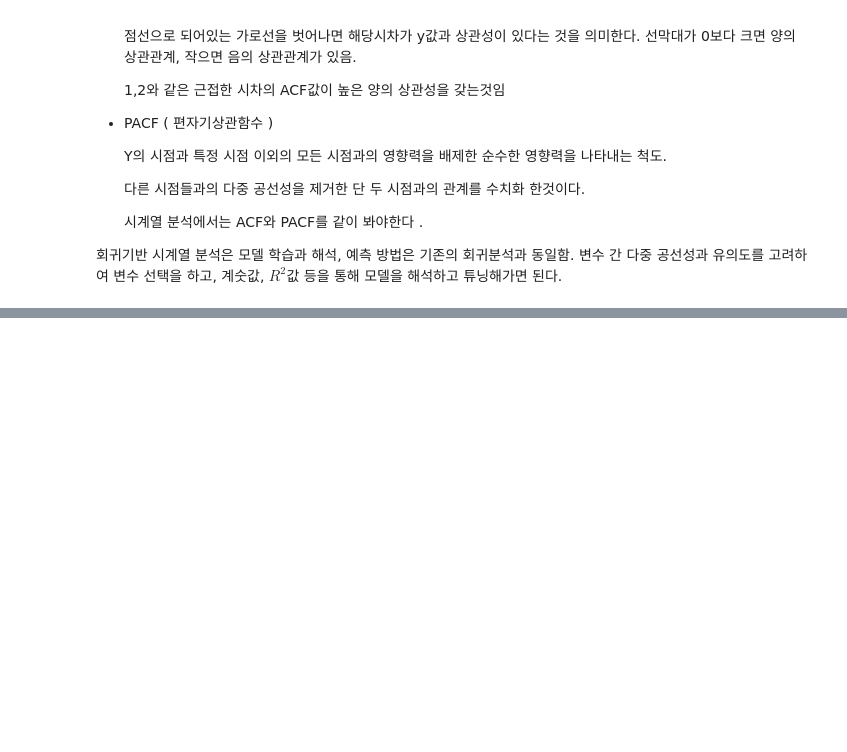
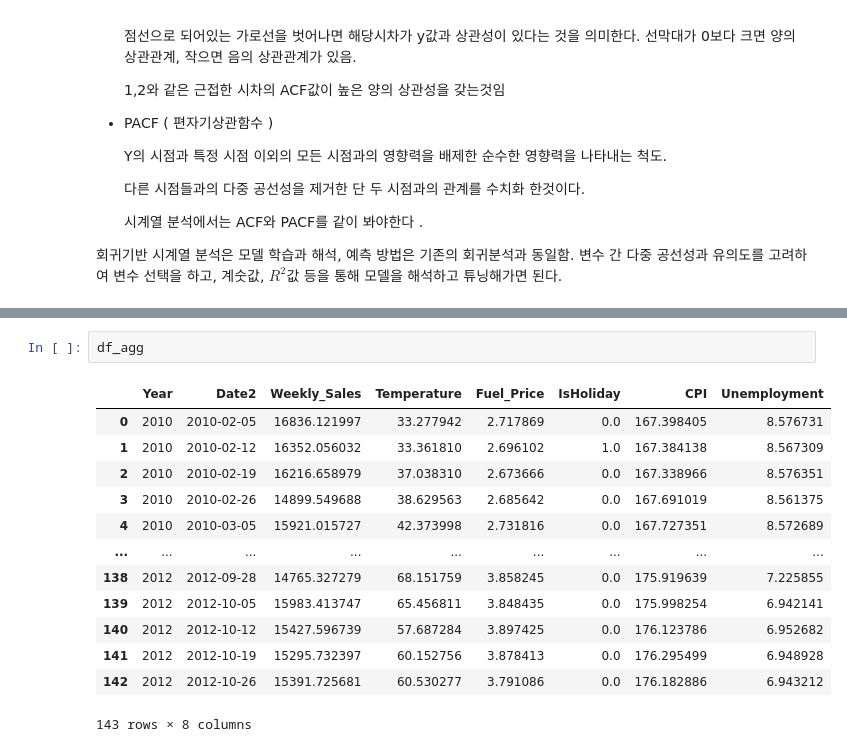
Before and after one commit to hamin971231/Mega_Data_Analysis, a Jupyter notebook: # 연습/스터디/스터디(8)_시계열분석.ipynb, the cells around one changed output, grey strips where cells are left out. Cells and saved outputs as stored; diff of their text form; blank space fills up the shorter version.

```diff
--- a/# 연습/스터디/스터디(8)_시계열분석.ipynb
+++ b/# 연습/스터디/스터디(8)_시계열분석.ipynb
@@ -126,0 +201,16 @@ but 보통 시계열 데이터는 추세를 가지고 있으며, 일정한 패
+# %%
+df_agg
+# %% [output]
+|  | Year | Date2 | Weekly_Sales | Temperature | Fuel_Price | IsHoliday | CPI | Unemployment |
+| 0 | 2010 | 2010-02-05 | 16836.121997 | 33.277942 | 2.717869 | 0.0 | 167.398405 | 8.576731 |
+| 1 | 2010 | 2010-02-12 | 16352.056032 | 33.361810 | 2.696102 | 1.0 | 167.384138 | 8.567309 |
+| 2 | 2010 | 2010-02-19 | 16216.658979 | 37.038310 | 2.673666 | 0.0 | 167.338966 | 8.576351 |
+| 3 | 2010 | 2010-02-26 | 14899.549688 | 38.629563 | 2.685642 | 0.0 | 167.691019 | 8.561375 |
+| 4 | 2010 | 2010-03-05 | 15921.015727 | 42.373998 | 2.731816 | 0.0 | 167.727351 | 8.572689 |
+| ... | ... | ... | ... | ... | ... | ... | ... | ... |
+| 138 | 2012 | 2012-09-28 | 14765.327279 | 68.151759 | 3.858245 | 0.0 | 175.919639 | 7.225855 |
+| 139 | 2012 | 2012-10-05 | 15983.413747 | 65.456811 | 3.848435 | 0.0 | 175.998254 | 6.942141 |
+| 140 | 2012 | 2012-10-12 | 15427.596739 | 57.687284 | 3.897425 | 0.0 | 176.123786 | 6.952682 |
+| 141 | 2012 | 2012-10-19 | 15295.732397 | 60.152756 | 3.878413 | 0.0 | 176.295499 | 6.948928 |
+| 142 | 2012 | 2012-10-26 | 15391.725681 | 60.530277 | 3.791086 | 0.0 | 176.182886 | 6.943212 |
+143 rows × 8 columns
```
Also changed, not shown: parts of 13 cells of this notebook, 24 other files.
